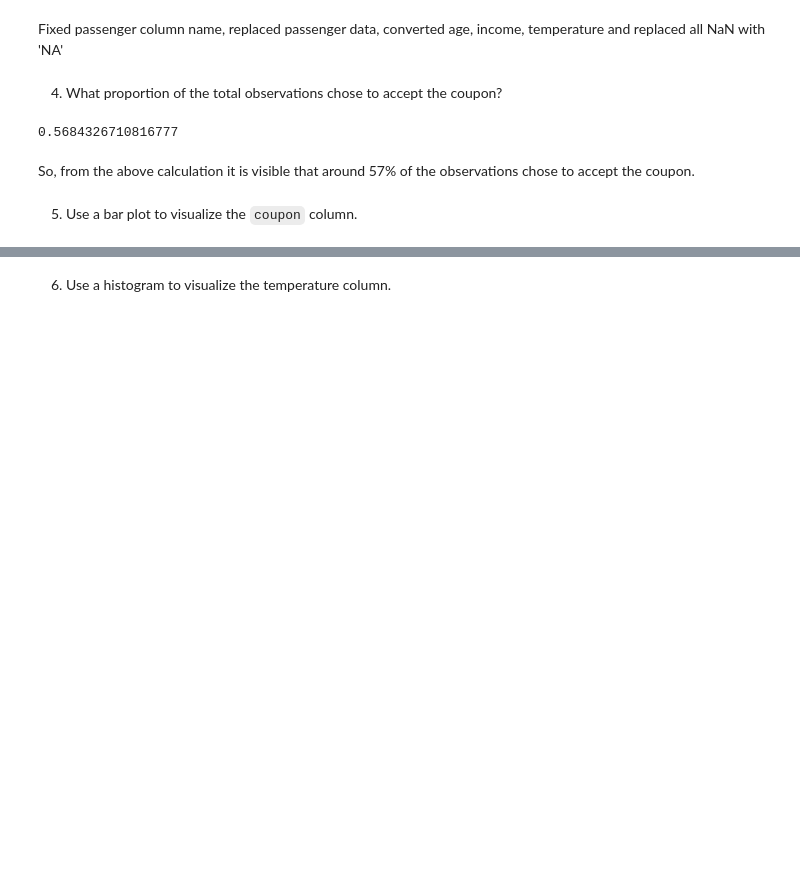
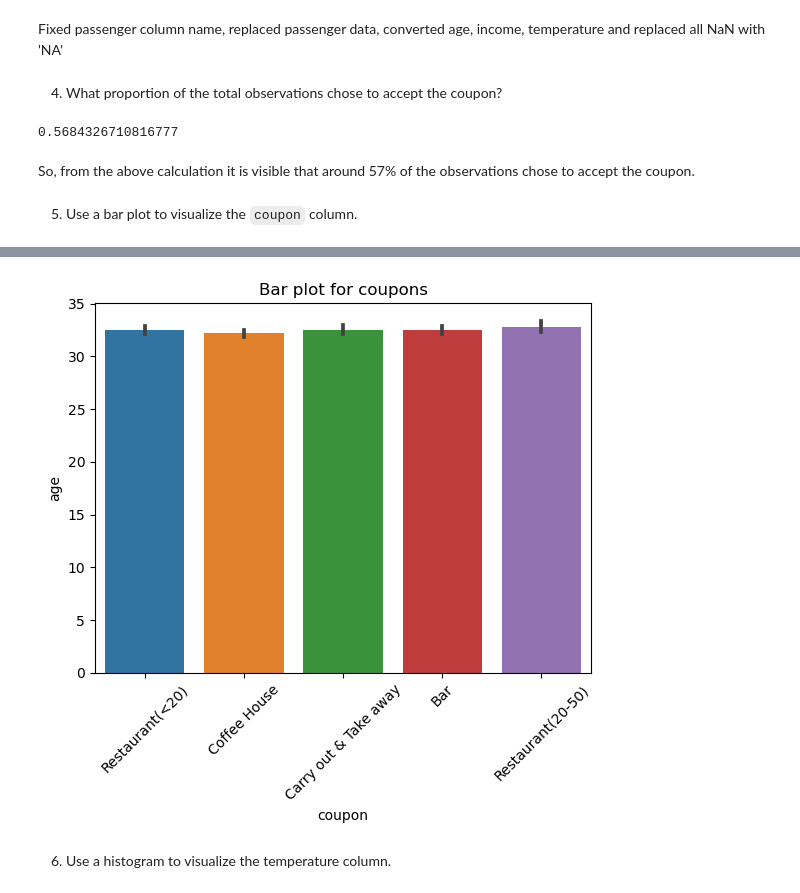
Before and after one commit to parthoghosh24/bhpcmlai, a Jupyter notebook: amazon_coupon_analysis/prompt.ipynb, the cells around one changed output, grey strips where cells are left out. Cells and saved outputs as stored; diff of their text form; code cells hidden in the pictures; blank space fills up the shorter version.

Commit message:
Removed plotly. Used seaborn to plot charts. Added more relevant graphs.

```diff
--- a/amazon_coupon_analysis/prompt.ipynb
+++ b/amazon_coupon_analysis/prompt.ipynb
@@ -189,8 +188,8 @@ So, from the above calculation it is visible that around 57% of the observations
 # %% [markdown]
 5. Use a bar plot to visualize the `coupon` column.
 # %%
-fig = px.bar(data, x='coupon', title='Bar plot for coupons')
-fig.update_traces(marker_color='blue')
-fig.show()
-fig.write_image("images/coupon_bar.png")
+sns.barplot(data=data, x="coupon", y="age").set(title = 'Bar plot for coupons')
+plt.xticks(rotation=45)
+
+plt.savefig('images/coupon_bar.png')
 # %% [output]
@@ -198,3 +196,4 @@ fig.write_image("images/coupon_bar.png")
+[figure, added]
 # %% [markdown]
 6. Use a histogram to visualize the temperature column.
 # %%
```
Also changed, not shown: parts of 59 cells of this notebook, 32 other files.
